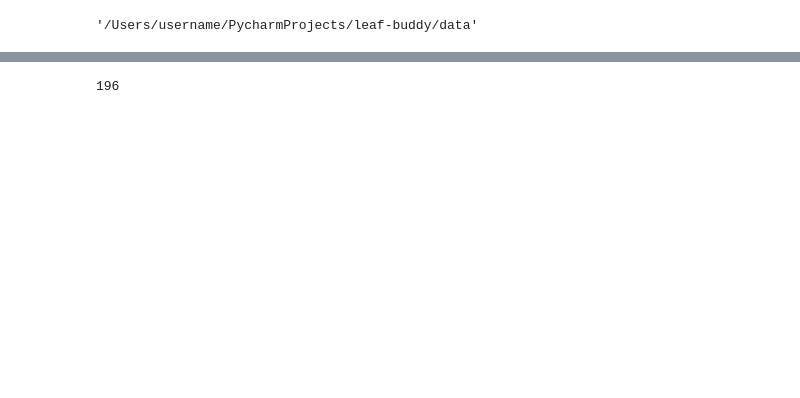
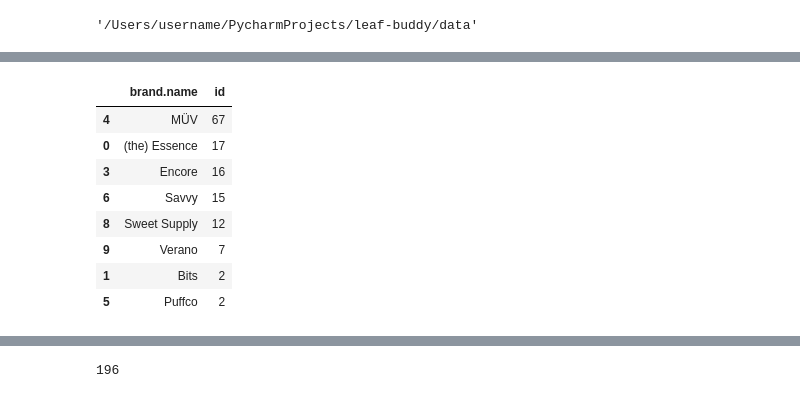
Before and after one commit to aleksandr-dzhumurat/leaf-buddy, a Jupyter notebook: jupyter_notebooks/eda.ipynb, the cells around one changed output, grey strips where cells are left out. Saved outputs shown, nothing was run; the diff lists cells and outputs as text; code cells hidden in the pictures; blank space fills up the shorter version.

```diff
--- a/jupyter_notebooks/eda.ipynb
+++ b/jupyter_notebooks/eda.ipynb
@@ -243 +306,13 @@ effects []
+# %%
+brand_stat(ecom_main_page_catalog_df, 'brand.name', 'id', min_num_entries=1)
+# %% [output]
+|  | brand.name | id |
+| 4 | MÜV | 67 |
+| 0 | (the) Essence | 17 |
+| 3 | Encore | 16 |
+| 6 | Savvy | 15 |
+| 8 | Sweet Supply | 12 |
+| 9 | Verano | 7 |
+| 1 | Bits | 2 |
+| 5 | Puffco | 2 |
 # %% [markdown]
```
Also changed, not shown: parts of 26 cells of this notebook, 3 other files.
